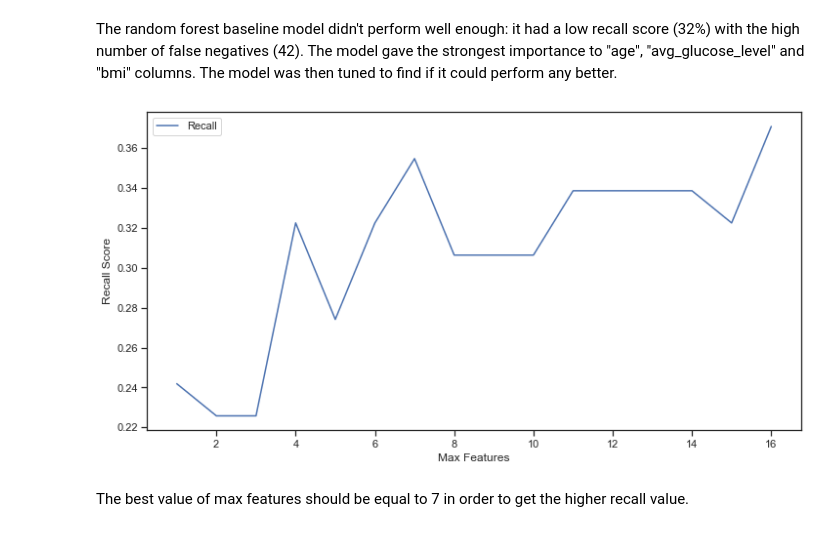
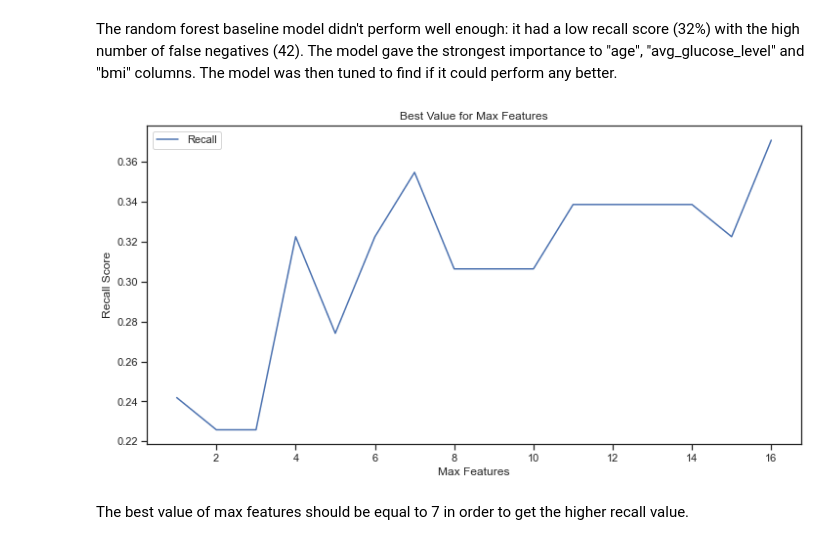
Before and after one commit to VolhaP87/Stroke_Prediction_Analysis, a Jupyter notebook: Stroke_prediction1.ipynb, the cells around one changed output. Cells and saved outputs as stored; diff of their text form; code cells hidden in the pictures.

```diff
--- a/Stroke_prediction1.ipynb
+++ b/Stroke_prediction1.ipynb
@@ -705,6 +731,6 @@ According to the above graph, the best max features should be equal to 15 in ord
 # %%
 # Run the model with tuned hyperparameter
-bagged_tree_tuned = BaggingClassifier(DecisionTreeClassifier(random_state=42), n_estimators=100, max_features=15)
+bagged_tree_tuned = BaggingClassifier(DecisionTreeClassifier(random_state=42), n_estimators=100, max_features=2)
 bagged_tree_tuned.fit(X_train_resampled, y_train_resampled)
 # %% [output]
 BaggingClassifier(base_estimator=DecisionTreeClassifier(random_state=42),
@@ -792,23 +818,24 @@ The random forest baseline model didn't perform well enough: it had a low recall
 # %%
 # Find the best value for max features
 max_features = list(range(1, X_train_resampled.shape[1]))
 recall_results = []
 for max_feature in max_features:
     forest = RandomForestClassifier(random_state=42,
                                     max_features=max_feature)
     forest.fit(X_train_resampled, y_train_resampled)
     y_pred = forest.predict(X_test)
     score = performance(y_test, y_pred)
     recall_results.append(score[0])
 
 plt.figure(figsize=(12,6))
 plt.plot(max_features, recall_results, label='Recall')
 plt.ylabel('Recall Score')
 plt.xlabel("Max Features")
+plt.title('Best Value for Max Features')
 plt.legend()
-plt.show()
+plt.show();
 # %% [output]
-[figure, old version]
+[figure, new version]
 # %% [markdown]
 The best value of max features should be equal to 7 in order to get the higher recall value.
 # %%
```
Also changed, not shown: parts of 41 cells of this notebook, 9 other files.
